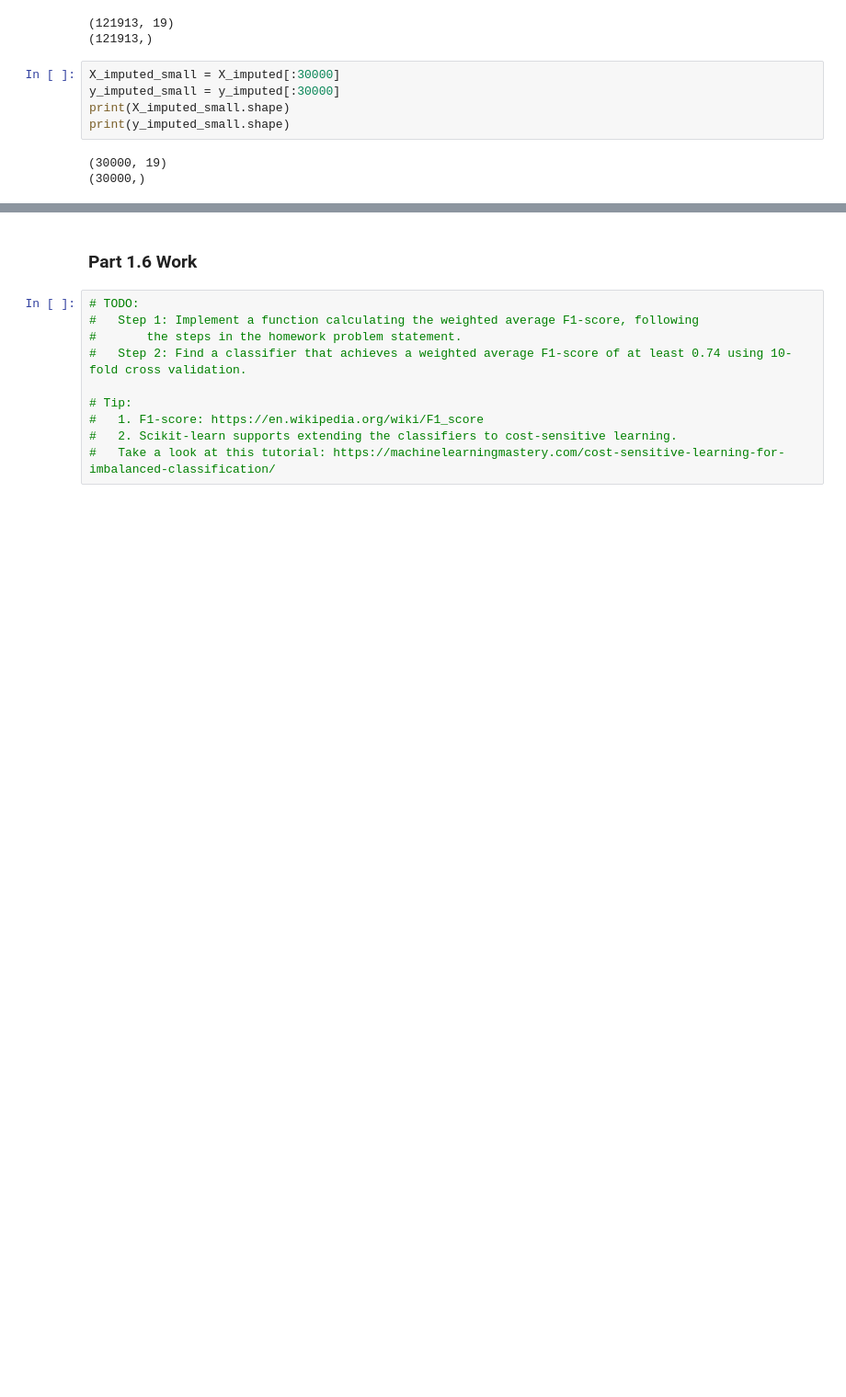
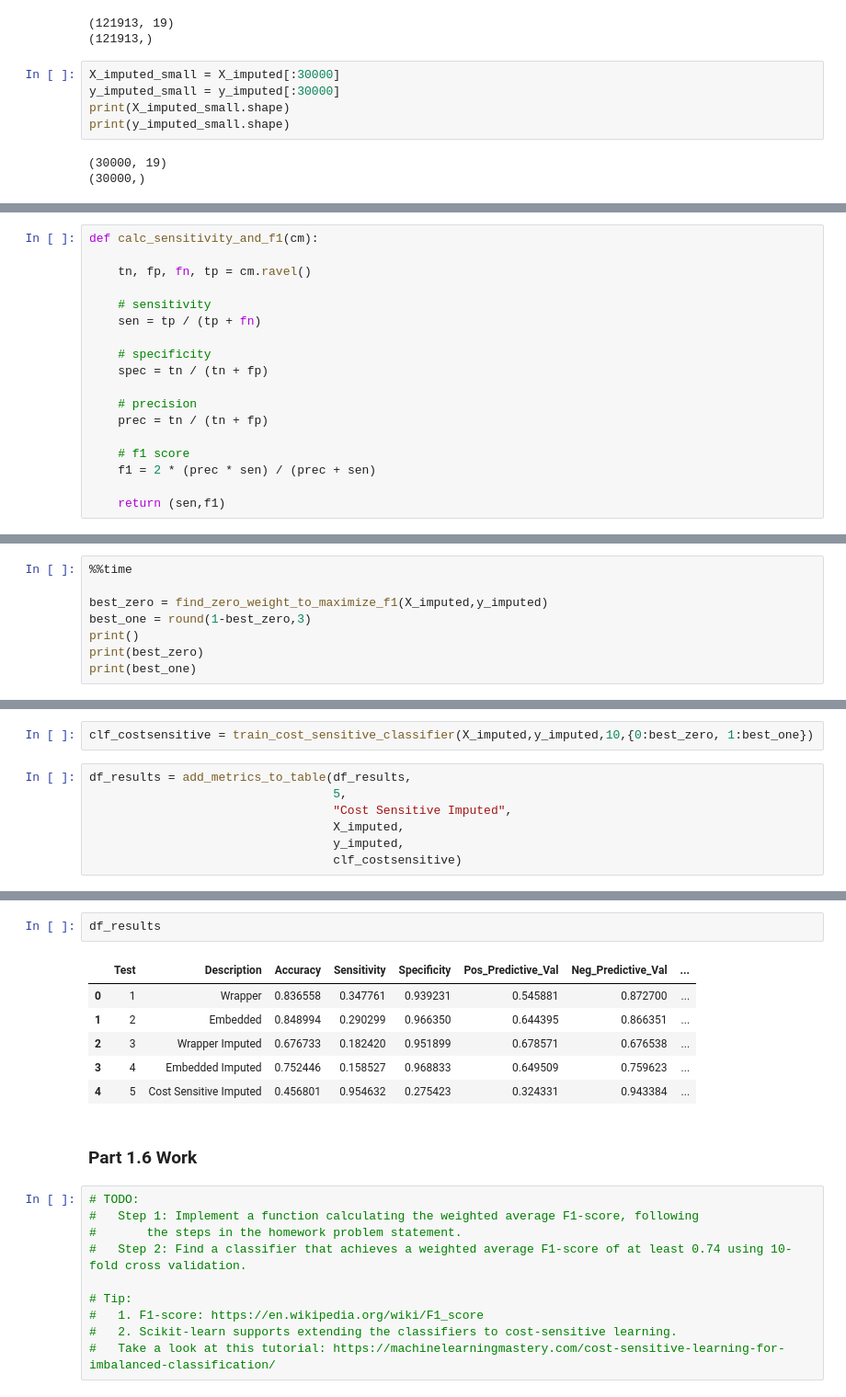
Before and after one commit to ryanquinnnelson/CMU-02718-HW3, a Jupyter notebook: HW_3_ryann.ipynb, the cells around one changed output, grey strips where cells are left out. Shown at 92% size. Cells and saved outputs as stored; diff of their text form; blank space fills up the shorter version.

```diff
--- a/HW_3_ryann.ipynb
+++ b/HW_3_ryann.ipynb
@@ -668,0 +715,18 @@ print(y_imputed_small.shape)
+# %%
+def calc_sensitivity_and_f1(cm):
+
+    tn, fp, fn, tp = cm.ravel()
+
+    # sensitivity
+    sen = tp / (tp + fn)
+
+    # specificity
+    spec = tn / (tn + fp)
+
+    # precision
+    prec = tn / (tn + fp)
+
+    # f1 score
+    f1 = 2 * (prec * sen) / (prec + sen)
+
+    return (sen,f1)
@@ -670,0 +764,8 @@ print(y_imputed_small.shape)
+# %%
+%%time
+
+best_zero = find_zero_weight_to_maximize_f1(X_imputed,y_imputed)
+best_one = round(1-best_zero,3)
+print()
+print(best_zero)
+print(best_one)
@@ -670,0 +790,9 @@ print(y_imputed_small.shape)
+# %%
+clf_costsensitive = train_cost_sensitive_classifier(X_imputed,y_imputed,10,{0:best_zero, 1:best_one})
+# %%
+df_results = add_metrics_to_table(df_results,
+                                  5,
+                                  "Cost Sensitive Imputed",
+                                  X_imputed,
+                                  y_imputed,
+                                  clf_costsensitive)
@@ -671,3 +809,12 @@ print(y_imputed_small.shape)
+# %%
+df_results
+# %% [output]
+|  | Test | Description | Accuracy | Sensitivity | Specificity | Pos_Predictive_Val | Neg_Predictive_Val | ... |
+| 0 | 1 | Wrapper | 0.836558 | 0.347761 | 0.939231 | 0.545881 | 0.872700 | ... |
+| 1 | 2 | Embedded | 0.848994 | 0.290299 | 0.966350 | 0.644395 | 0.866351 | ... |
+| 2 | 3 | Wrapper Imputed | 0.676733 | 0.182420 | 0.951899 | 0.678571 | 0.676538 | ... |
+| 3 | 4 | Embedded Imputed | 0.752446 | 0.158527 | 0.968833 | 0.649509 | 0.759623 | ... |
+| 4 | 5 | Cost Sensitive Imputed | 0.456801 | 0.954632 | 0.275423 | 0.324331 | 0.943384 | ... |
 # %% [markdown]
 ### Part 1.6 Work
 # %%
```
Also changed, not shown: parts of 14 cells of this notebook.
